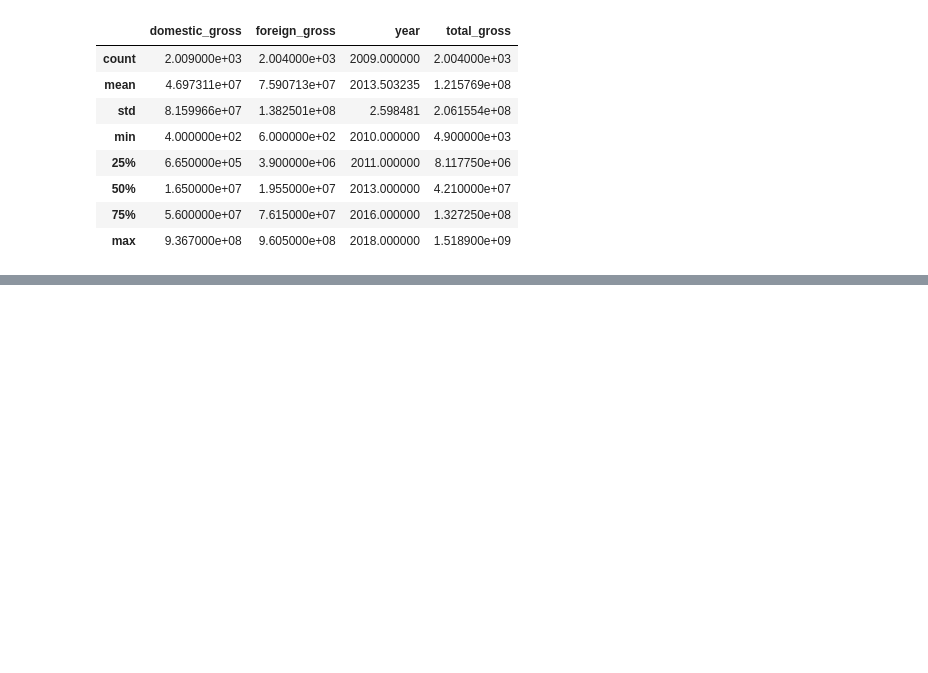
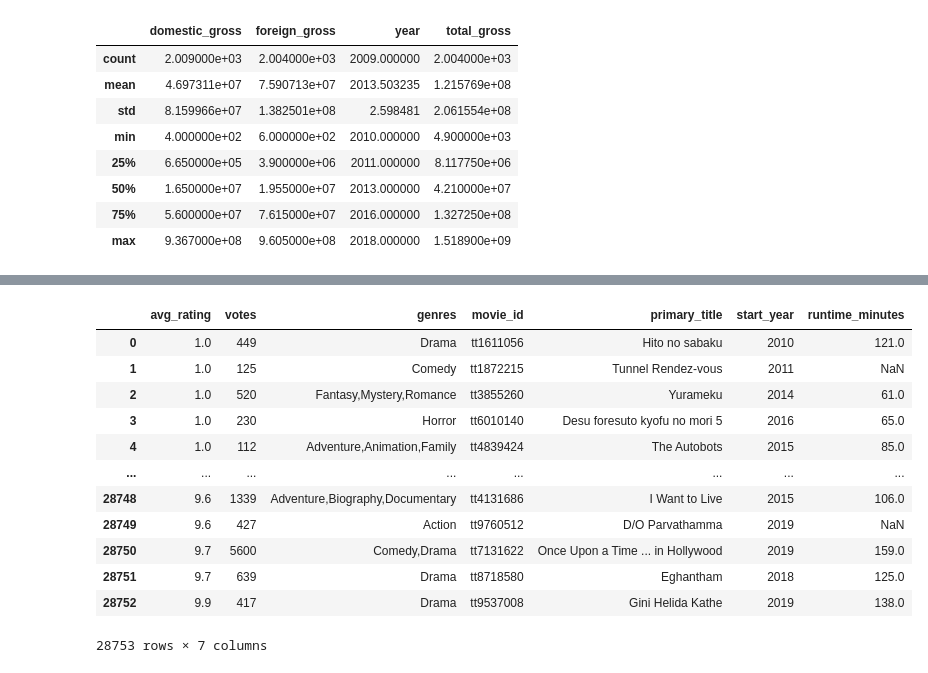
Before and after one commit to Cornelius-ngatia/Group-5-Phase-2-project, a Jupyter notebook: index.ipynb, the cells around one changed output, grey strips where cells are left out. Drawn from its saved outputs; the diff is of its cells as text; code cells hidden in the pictures; blank space fills up the shorter version.

```diff
--- a/index.ipynb
+++ b/index.ipynb
@@ -136,0 +217,19 @@ table_names
+# %%
+query = """SELECT mr.averagerating AS avg_rating, mr.numvotes AS votes, mb.genres, mb.movie_id, mb.primary_title, mb.start_year, mb.runtime_minutes FROM movie_ratings AS mr JOIN movie_basics as mb ON mr.movie_id = mb.movie_id WHERE mr.numvotes >= 100 ORDER BY avg_rating ASC ;"""
+
+joined = pd.read_sql(query, conn)
+joined
+# %% [output]
+|  | avg_rating | votes | genres | movie_id | primary_title | start_year | runtime_minutes |
+| 0 | 1.0 | 449 | Drama | tt1611056 | Hito no sabaku | 2010 | 121.0 |
+| 1 | 1.0 | 125 | Comedy | tt1872215 | Tunnel Rendez-vous | 2011 | NaN |
+| 2 | 1.0 | 520 | Fantasy,Mystery,Romance | tt3855260 | Yurameku | 2014 | 61.0 |
+| 3 | 1.0 | 230 | Horror | tt6010140 | Desu foresuto kyofu no mori 5 | 2016 | 65.0 |
+| 4 | 1.0 | 112 | Adventure,Animation,Family | tt4839424 | The Autobots | 2015 | 85.0 |
+| ... | ... | ... | ... | ... | ... | ... | ... |
+| 28748 | 9.6 | 1339 | Adventure,Biography,Documentary | tt4131686 | I Want to Live | 2015 | 106.0 |
+| 28749 | 9.6 | 427 | Action | tt9760512 | D/O Parvathamma | 2019 | NaN |
+| 28750 | 9.7 | 5600 | Comedy,Drama | tt7131622 | Once Upon a Time ... in Hollywood | 2019 | 159.0 |
+| 28751 | 9.7 | 639 | Drama | tt8718580 | Eghantham | 2018 | 125.0 |
+| 28752 | 9.9 | 417 | Drama | tt9537008 | Gini Helida Kathe | 2019 | 138.0 |
+28753 rows × 7 columns
```
Also changed, not shown: parts of 11 cells of this notebook.
